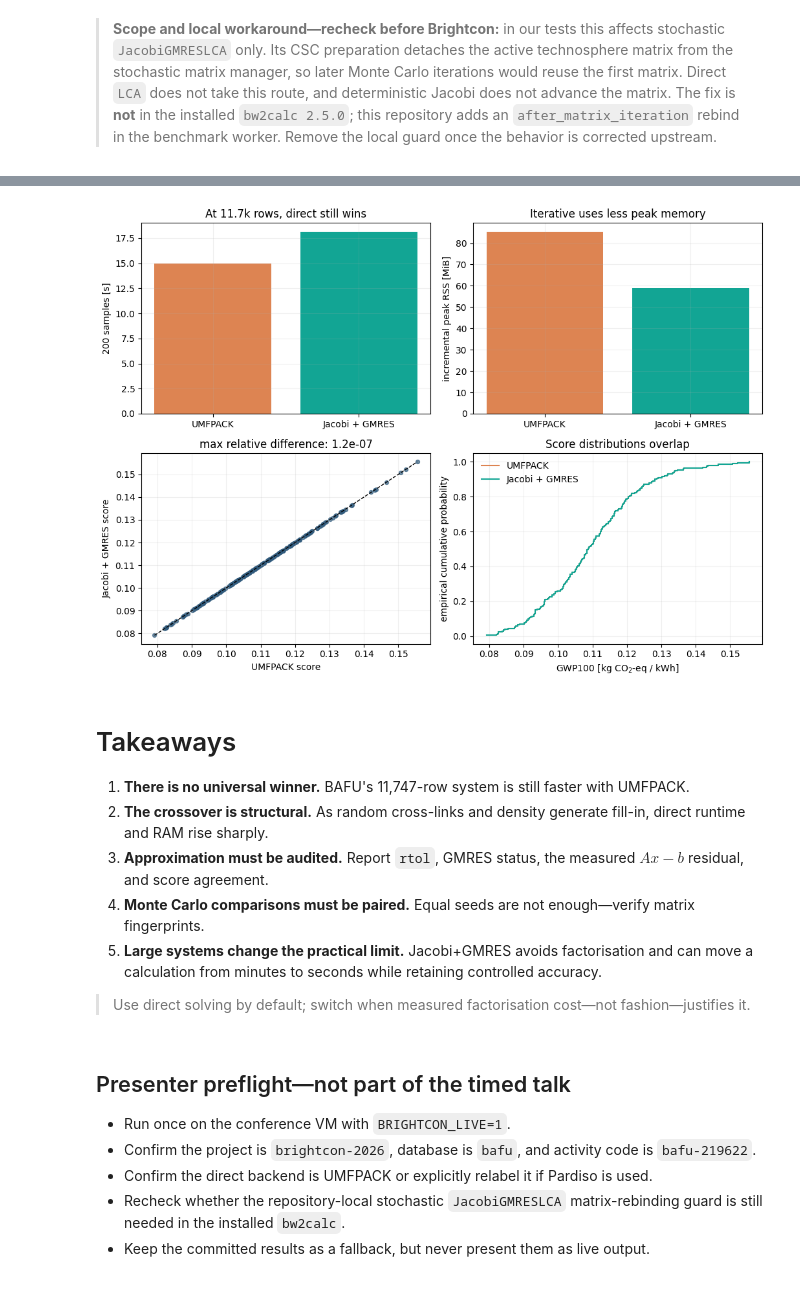
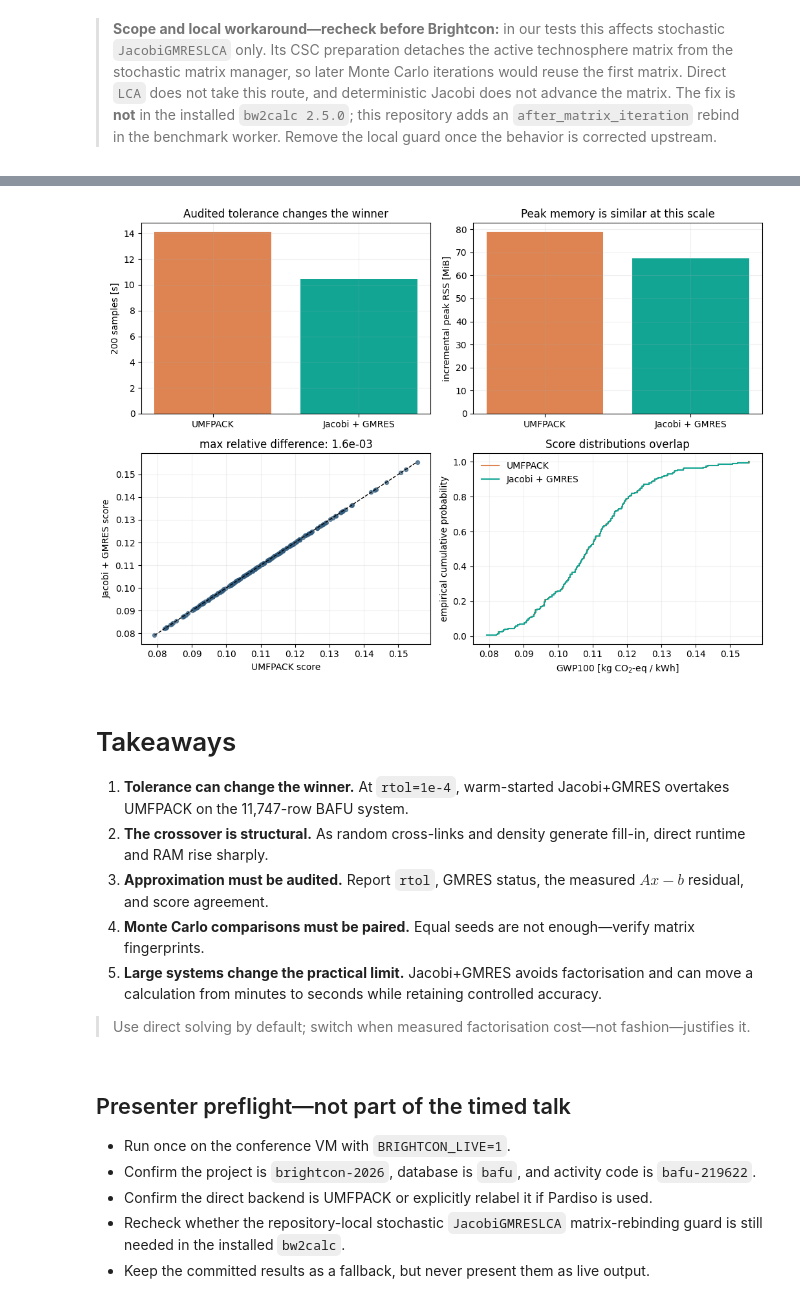
Before and after one commit to romainsacchi/jacobi, a Jupyter notebook: output/jupyter-notebook/brightcon-2026-jacobi-gmres.ipynb, the cells around one changed output, grey strips where cells are left out. Cells and saved outputs as stored; diff of their text form; code cells hidden in the pictures.

Commit message:
Benchmark uncapped synthetic scaling and tolerance tradeoffs

```diff
--- a/output/jupyter-notebook/brightcon-2026-jacobi-gmres.ipynb
+++ b/output/jupyter-notebook/brightcon-2026-jacobi-gmres.ipynb
@@ -51,7 +51,7 @@ DATABASE = "bafu"
 ACTIVITY_CODE = "bafu-219622"
 METHOD = ("IPCC 2021", "climate change", "global warming potential (GWP100)")
 SEED = 2026
-RTOL = 1e-8
+RTOL = 1e-4
 
 {
     "live workers": LIVE,
@@ -181,5 +181,5 @@ Main series: approximately eight inputs per activity. Dense solving stops at 2,5
 # %%
-def run_checked(command: list[str], timeout: float) -> subprocess.CompletedProcess[str]:
+def run_checked(command: list[str], timeout: float | None = None) -> subprocess.CompletedProcess[str]:
     return subprocess.run(
         command,
         cwd=ROOT,
@@ -200,11 +200,10 @@ def live_or_stored_synthetic():
             "--python", sys.executable,
             "--output", str(live_path),
             "--sizes", "500", "1000", "2500", "5000", "10000",
-            "--run-timeout", "8",
-            "--total-budget", "45",
+            "--rtol", str(RTOL),
         ]
         try:
-            run_checked(command, timeout=55)
+            run_checked(command)
             return json.loads(live_path.read_text()), "LIVE"
         except Exception as error:
             return json.loads(fallback.read_text()), f"STORED FALLBACK ({type(error).__name__})"
@@ -275,5 +274,5 @@ With constant density, nonzeros grow with $n^2$, not $n$. We first test 15,000 r
 # %%
-def live_or_stored_density(size: int, density: float, live_name: str, fallback_name: str):
+def live_or_stored_density(sizes: list[int], density: float, live_name: str, fallback_name: str):
     live_path = ROOT / "results" / live_name
     fallback = ROOT / "results" / fallback_name
     if LIVE:
@@ -282,15 +281,14 @@ def live_or_stored_density(size: int, density: float, live_name: str, fallback_n
             "dev/run_synthetic_suite.py",
             "--python", sys.executable,
             "--output", str(live_path),
-            "--sizes", str(size),
-            "--solvers", "jacobi-gmres", "umfpack",
+            "--sizes", *(str(size) for size in sizes),
+            "--solvers", "umfpack", "gmres", "jacobi-gmres",
             "--topology", "fixed-density",
             "--density", str(density),
-            "--run-timeout", "8",
-            "--total-budget", "12",
+            "--rtol", str(RTOL),
         ]
         try:
-            run_checked(command, timeout=18)
+            run_checked(command)
             return json.loads(live_path.read_text()), "LIVE"
         except Exception as error:
             return json.loads(fallback.read_text()), f"STORED FALLBACK ({type(error).__name__})"
@@ -298,8 +296,8 @@ def live_or_stored_density(size: int, density: float, live_name: str, fallback_n
 
 
 density_cases = [
-    live_or_stored_density(15000, 0.001, "live_density.json", "synthetic_density_calibration.json"),
-    live_or_stored_density(20000, 0.002, "live_dense_large.json", "synthetic_dense_large_calibration.json"),
+    live_or_stored_density([5000, 10000, 15000, 20000], 0.001, "live_density.json", "synthetic_density_calibration.json"),
+    live_or_stored_density([20000], 0.002, "live_dense_large.json", "synthetic_dense_large_calibration.json"),
 ]
 display(Markdown("**Result sources: " + " · ".join(source for _, source in density_cases) + "**"))
 density_results = pd.concat(
@@ -307,7 +305,20 @@ density_results = pd.concat(
     ignore_index=True,
 )
 density_results["incremental_peak_MiB"] = density_results["incremental_peak_rss_bytes"] / 2**20
-density_results[["solver", "size", "target_density", "nnz", "solve_seconds", "incremental_peak_MiB", "iterations", "relative_residual", "timed_out"]]
+display(density_results[["solver", "size", "target_density", "nnz", "solve_seconds", "incremental_peak_MiB", "iterations", "relative_residual"]])
+
+fig, axis = plt.subplots(figsize=(8.5, 4.2))
+for solver, subset in density_results.sort_values("nnz").groupby("solver"):
+    axis.plot(subset["nnz"], subset["solve_seconds"], "o-", label=solver, color=colors[solver])
+axis.set_xscale("log")
+axis.set_yscale("log")
+axis.set_xlabel("matrix nonzeros [log]")
+axis.set_ylabel("solve time [s, log]")
+axis.set_title("Runtime as size and density increase")
+axis.grid(alpha=0.25, which="both")
+axis.legend(frameon=False)
+fig.tight_layout()
+plt.show()
 # %% [output]
 **Result sources: LIVE · LIVE**
 |  | solver | size | target_density | nnz | solve_seconds | incremental_peak_MiB | iterations | ... |
@@ -390,6 +413,8 @@ def run_bafu_worker(solver: str, iterations: int, stochastic: bool, output: Path
         "--output", str(output),
         "--quiet",
     ]
+    if solver == "jacobi-gmres":
+        command.extend(["--rtol", str(RTOL), "--use-guess"])
     if not stochastic:
         command.append("--no-stochastic")
     run_checked(command, timeout=45)
@@ -491,40 +518,40 @@ direct_scores = np.array([record["score"] for record in mc_direct["records"]])
 iterative_scores = np.array([record["score"] for record in mc_iterative["records"]])
 
 fig, axes = plt.subplots(2, 2, figsize=(10.5, 7.5))
 labels = ["UMFPACK", "Jacobi + GMRES"]
 axes[0, 0].bar(labels, [mc_summary["direct"]["calculation_seconds"], mc_summary["jacobi_gmres"]["calculation_seconds"]], color=["#DD8452", "#12A594"])
 axes[0, 0].set_ylabel("200 samples [s]")
-axes[0, 0].set_title("At 11.7k rows, direct still wins")
+axes[0, 0].set_title("Audited tolerance changes the winner")
 
 axes[0, 1].bar(labels, [mc_summary["direct"]["incremental_peak_rss_bytes"] / 2**20, mc_summary["jacobi_gmres"]["incremental_peak_rss_bytes"] / 2**20], color=["#DD8452", "#12A594"])
 axes[0, 1].set_ylabel("incremental peak RSS [MiB]")
-axes[0, 1].set_title("Iterative uses less peak memory")
+axes[0, 1].set_title("Peak memory is similar at this scale")
 
 limits = [min(direct_scores.min(), iterative_scores.min()), max(direct_scores.max(), iterative_scores.max())]
 axes[1, 0].scatter(direct_scores, iterative_scores, s=18, alpha=0.7, color="#315B7D")
 axes[1, 0].plot(limits, limits, "--", color="black", linewidth=1)
 axes[1, 0].set_xlabel("UMFPACK score")
 axes[1, 0].set_ylabel("Jacobi + GMRES score")
 axes[1, 0].set_title(f"max relative difference: {mc_summary['score_agreement']['maximum_relative_difference']:.1e}")
 
 for values, label, color in ((direct_scores, "UMFPACK", "#DD8452"), (iterative_scores, "Jacobi + GMRES", "#12A594")):
     ordered = np.sort(values)
     axes[1, 1].step(ordered, np.arange(1, len(ordered) + 1) / len(ordered), where="post", label=label, color=color)
 axes[1, 1].set_xlabel("GWP100 [kg CO$_2$-eq / kWh]")
 axes[1, 1].set_ylabel("empirical cumulative probability")
 axes[1, 1].set_title("Score distributions overlap")
 axes[1, 1].legend(frameon=False)
 
 for axis in axes.ravel():
     axis.grid(alpha=0.2)
 fig.tight_layout()
 plt.show()
 # %% [output]
-[figure, old version]
+[figure, new version]
 # %% [markdown]
 # Takeaways
 
-1. **There is no universal winner.** BAFU's 11,747-row system is still faster with UMFPACK.
+1. **Tolerance can change the winner.** At `rtol=1e-4`, warm-started Jacobi+GMRES overtakes UMFPACK on the 11,747-row BAFU system.
 2. **The crossover is structural.** As random cross-links and density generate fill-in, direct runtime and RAM rise sharply.
 3. **Approximation must be audited.** Report `rtol`, GMRES status, the measured $Ax-b$ residual, and score agreement.
 4. **Monte Carlo comparisons must be paired.** Equal seeds are not enough—verify matrix fingerprints.
```
Also changed, not shown: parts of 12 cells of this notebook, 13 other files.
